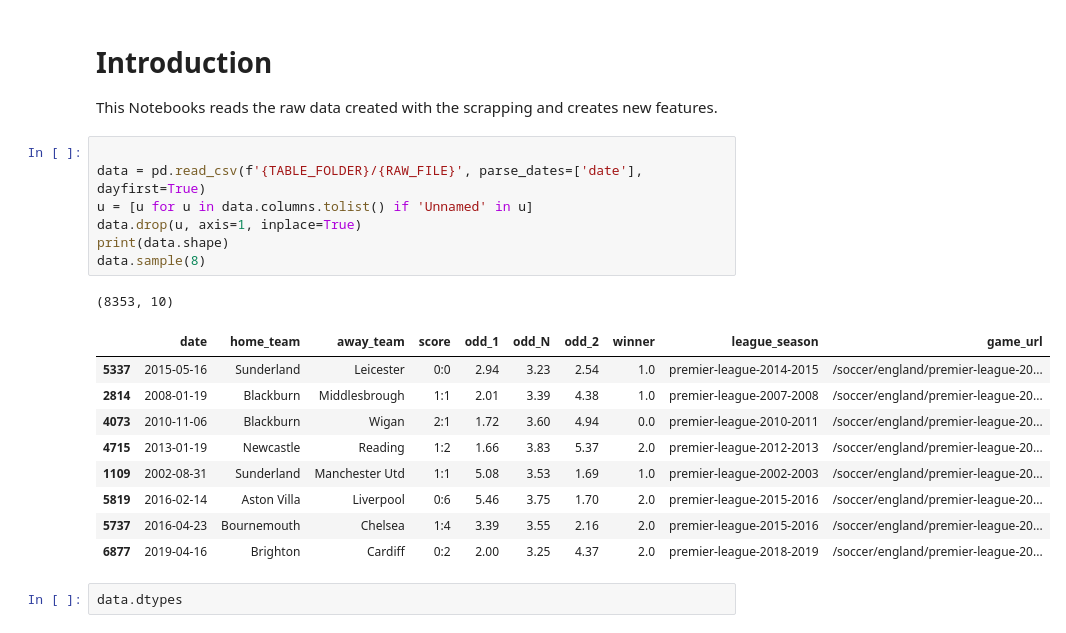
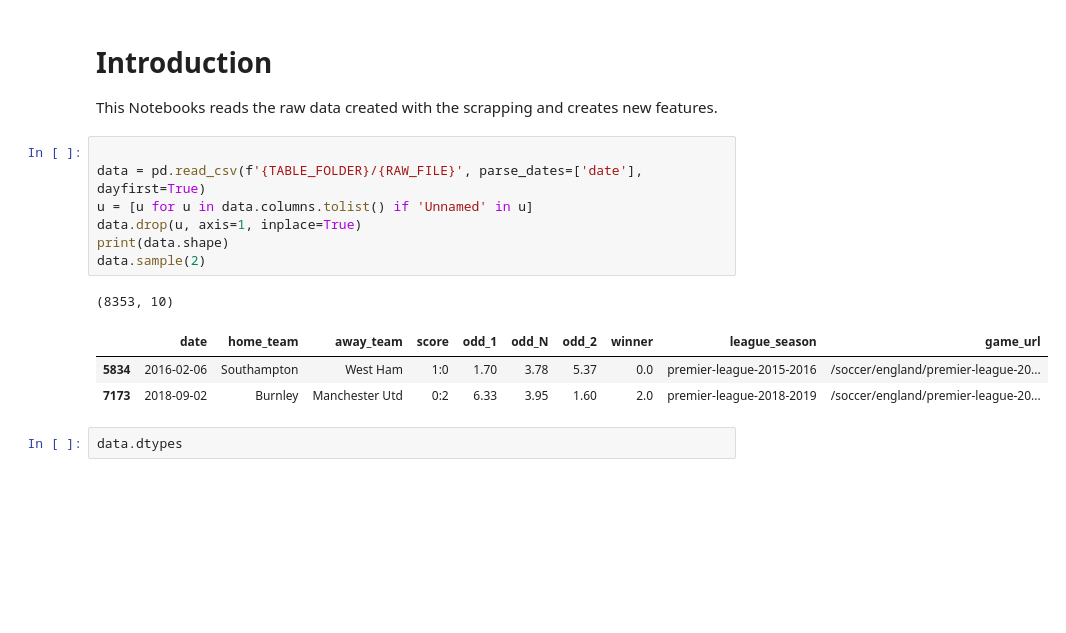
Before and after one commit to resquator/resquator.PL_estimator, a Jupyter notebook: notebooks/features/features_engineering.ipynb, the cells around one changed output. Cells and saved outputs as stored; diff of their text form; blank space fills up the shorter version.

```diff
--- a/notebooks/features/features_engineering.ipynb
+++ b/notebooks/features/features_engineering.ipynb
@@ -11,21 +11,15 @@ This Notebooks reads the raw data created with the scrapping and creates new fea
 # %%
 
 data = pd.read_csv(f'{TABLE_FOLDER}/{RAW_FILE}', parse_dates=['date'], dayfirst=True)
 u = [u for u in data.columns.tolist() if 'Unnamed' in u]
 data.drop(u, axis=1, inplace=True)
 print(data.shape)
-data.sample(8)
+data.sample(2)
 # %% [output]
 (8353, 10)
 |  | date | home_team | away_team | score | odd_1 | odd_N | odd_2 | winner | league_season | game_url |
-| 5337 | 2015-05-16 | Sunderland | Leicester | 0:0 | 2.94 | 3.23 | 2.54 | 1.0 | premier-league-2014-2015 | /soccer/england/premier-league-20... |
-| 2814 | 2008-01-19 | Blackburn | Middlesbrough | 1:1 | 2.01 | 3.39 | 4.38 | 1.0 | premier-league-2007-2008 | /soccer/england/premier-league-20... |
-| 4073 | 2010-11-06 | Blackburn | Wigan | 2:1 | 1.72 | 3.60 | 4.94 | 0.0 | premier-league-2010-2011 | /soccer/england/premier-league-20... |
-| 4715 | 2013-01-19 | Newcastle | Reading | 1:2 | 1.66 | 3.83 | 5.37 | 2.0 | premier-league-2012-2013 | /soccer/england/premier-league-20... |
-| 1109 | 2002-08-31 | Sunderland | Manchester Utd | 1:1 | 5.08 | 3.53 | 1.69 | 1.0 | premier-league-2002-2003 | /soccer/england/premier-league-20... |
-| 5819 | 2016-02-14 | Aston Villa | Liverpool | 0:6 | 5.46 | 3.75 | 1.70 | 2.0 | premier-league-2015-2016 | /soccer/england/premier-league-20... |
-| 5737 | 2016-04-23 | Bournemouth | Chelsea | 1:4 | 3.39 | 3.55 | 2.16 | 2.0 | premier-league-2015-2016 | /soccer/england/premier-league-20... |
-| 6877 | 2019-04-16 | Brighton | Cardiff | 0:2 | 2.00 | 3.25 | 4.37 | 2.0 | premier-league-2018-2019 | /soccer/england/premier-league-20... |
+| 5834 | 2016-02-06 | Southampton | West Ham | 1:0 | 1.70 | 3.78 | 5.37 | 0.0 | premier-league-2015-2016 | /soccer/england/premier-league-20... |
+| 7173 | 2018-09-02 | Burnley | Manchester Utd | 0:2 | 6.33 | 3.95 | 1.60 | 2.0 | premier-league-2018-2019 | /soccer/england/premier-league-20... |
 # %%
 data.dtypes
 # %% [output]
```
Also changed, not shown: parts of 8 cells of this notebook, 9 other files.
